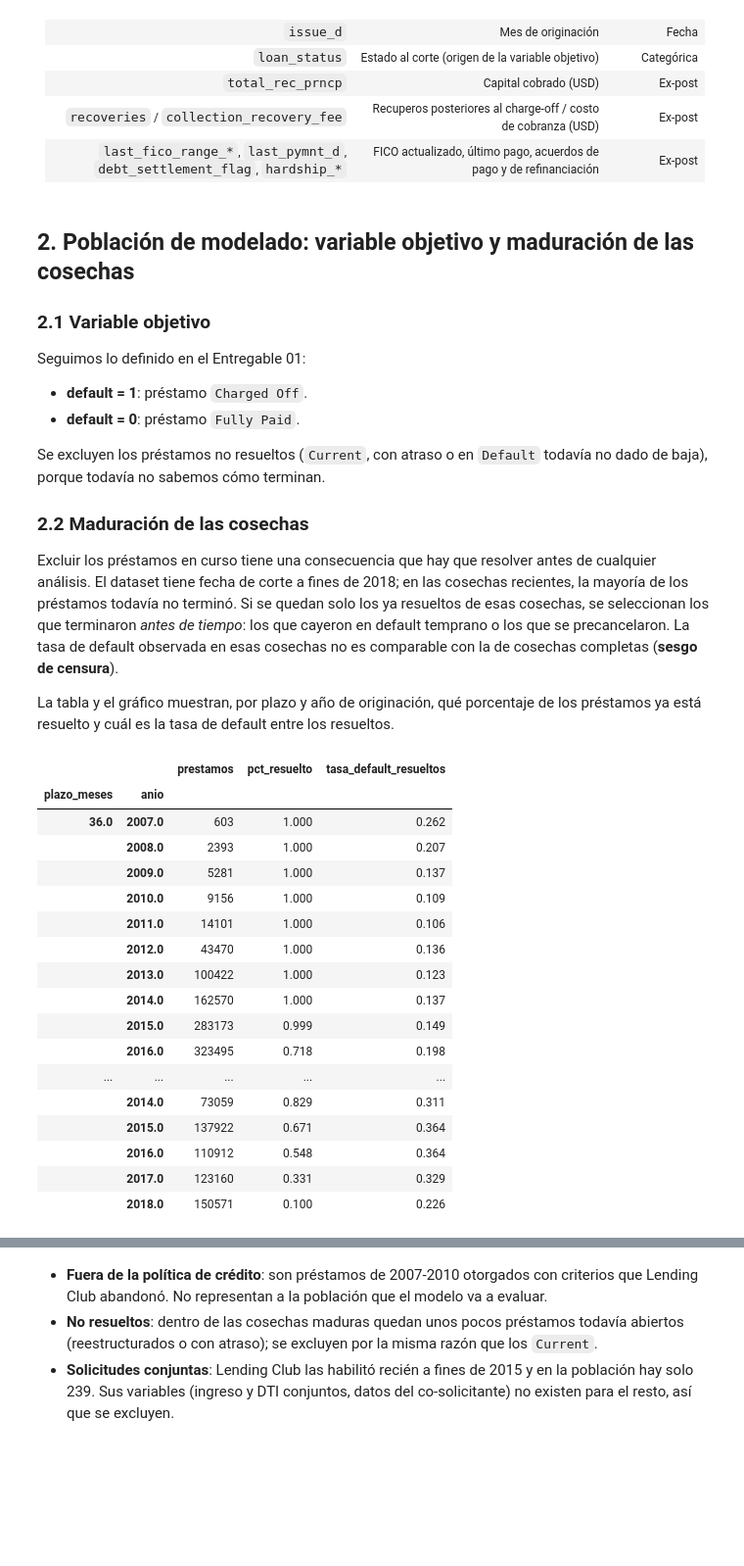
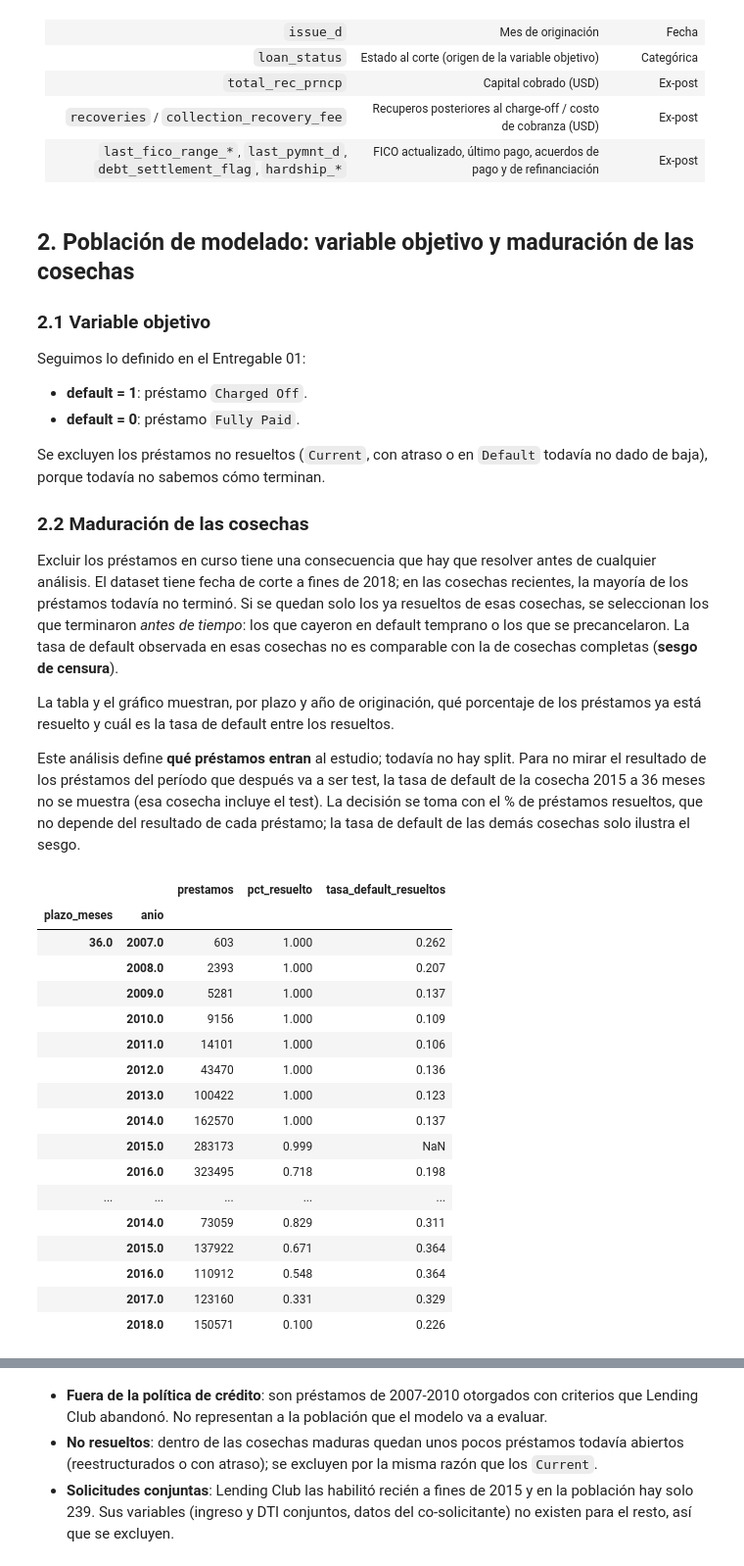
Before and after one commit to TimoteoHarrington/lending-club-riesgo-default, a Jupyter notebook: notebooks/02_recopilacion_preparacion_datos.ipynb, the cells around one changed output, grey strips where cells are left out. Shown at 98% size. Saved outputs shown, nothing was run; the diff lists cells and outputs as text; code cells hidden in the pictures; blank space fills up the shorter version.

```diff
--- a/notebooks/02_recopilacion_preparacion_datos.ipynb
+++ b/notebooks/02_recopilacion_preparacion_datos.ipynb
@@ -149,34 +149,38 @@ Se excluyen los préstamos no resueltos (`Current`, con atraso o en `Default` to
 Excluir los préstamos en curso tiene una consecuencia que hay que resolver antes de cualquier análisis. El dataset tiene fecha de corte a fines de 2018; en las cosechas recientes, la mayoría de los préstamos todavía no terminó. Si se quedan solo los ya resueltos de esas cosechas, se seleccionan los que terminaron *antes de tiempo*: los que cayeron en default temprano o los que se precancelaron. La tasa de default observada en esas cosechas no es comparable con la de cosechas completas (**sesgo de censura**).
 
 La tabla y el gráfico muestran, por plazo y año de originación, qué porcentaje de los préstamos ya está resuelto y cuál es la tasa de default entre los resueltos.
+
+Este análisis define **qué préstamos entran** al estudio; todavía no hay split. Para no mirar el resultado de los préstamos del período que después va a ser test, la tasa de default de la cosecha 2015 a 36 meses no se muestra (esa cosecha incluye el test). La decisión se toma con el % de préstamos resueltos, que no depende del resultado de cada préstamo; la tasa de default de las demás cosechas solo ilustra el sesgo.
 # %%
 resumen['estado'] = resumen['loan_status'].str.replace(
     'Does not meet the credit policy. Status:', '', regex=False)
 resumen['resuelto'] = resumen['estado'].isin(['Fully Paid', 'Charged Off'])
 resumen['charged_off'] = resumen['estado'] == 'Charged Off'
 resumen['anio'] = resumen['issue_d'].dt.year
 
 maduracion = (
     resumen.dropna(subset=['plazo_meses'])
     .groupby(['plazo_meses', 'anio'])
     .agg(prestamos=('id', 'size'), pct_resuelto=('resuelto', 'mean'),
          defaults=('charged_off', 'sum'), resueltos=('resuelto', 'sum'))
 )
 maduracion['tasa_default_resueltos'] = maduracion['defaults'] / maduracion['resueltos']
 maduracion = maduracion.drop(columns=['defaults', 'resueltos'])
+# La cosecha 2015 a 36 meses incluye el período de test: su tasa de default no se mira
+maduracion.loc[(36.0, 2015.0), 'tasa_default_resueltos'] = np.nan
 maduracion.round(3)
 # %% [output]
 |  |  | prestamos | pct_resuelto | tasa_default_resueltos |
 | plazo_meses | anio |  |  |  |
 | 36.0 | 2007.0 | 603 | 1.000 | 0.262 |
 |  | 2008.0 | 2393 | 1.000 | 0.207 |
 |  | 2009.0 | 5281 | 1.000 | 0.137 |
 |  | 2010.0 | 9156 | 1.000 | 0.109 |
 |  | 2011.0 | 14101 | 1.000 | 0.106 |
 |  | 2012.0 | 43470 | 1.000 | 0.136 |
 |  | 2013.0 | 100422 | 1.000 | 0.123 |
 |  | 2014.0 | 162570 | 1.000 | 0.137 |
-|  | 2015.0 | 283173 | 0.999 | 0.149 |
+|  | 2015.0 | 283173 | 0.999 | NaN |
 |  | 2016.0 | 323495 | 0.718 | 0.198 |
 | ... | ... | ... | ... | ... |
 |  | 2014.0 | 73059 | 0.829 | 0.311 |
```
Also changed, not shown: parts of 38 cells of this notebook, 8 other files.
